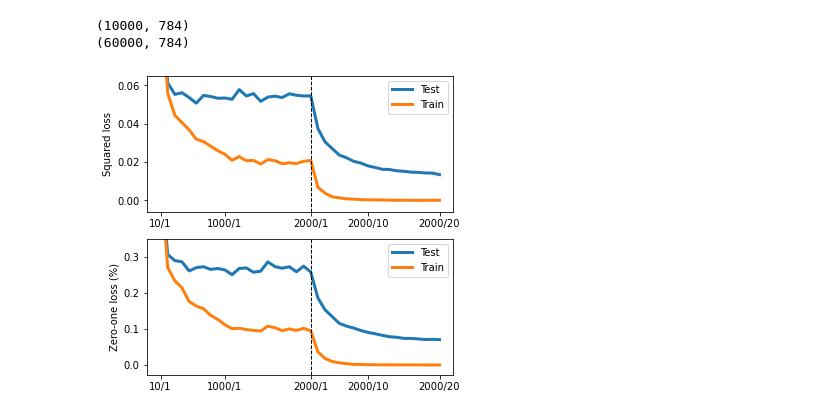
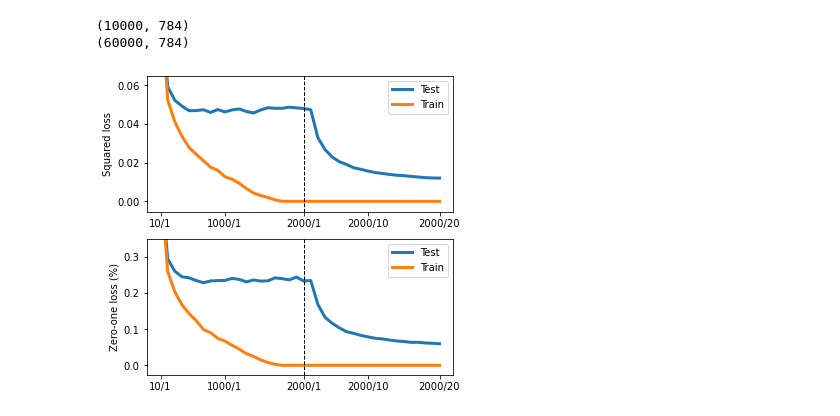
Before and after one commit to Potamitisn/DDCurve_MB, a Jupyter notebook: forest.ipynb, the cells around one changed output. Cells and saved outputs as stored; diff of their text form; code cells hidden in the pictures.

Commit message:
mean over different random states

```diff
--- a/forest.ipynb
+++ b/forest.ipynb
@@ -136,17 +148,17 @@ def rf_classifier(X_train, X_test, y_train, y_test, bootstrap_,loss_function, sm
 # %%
 plt.figure(figsize=(5.5,5.5))
 #plt.subplots(2, 1, sharex='col')
 plt.subplot(2,1,1)
-rf_classifier(X_train, X_test, y_train, y_test, bootstrap_ = True,loss_function = mean_squared_error, smooth = 1)
+rf_classifier(df_x, df_y, bootstrap_ = False,loss_function = mean_squared_error, smooth = False)
 plt.ylim(top=0.065)
 plt.ylabel("Squared loss")
 
 plt.subplot(2,1,2)
-rf_classifier(X_train, X_test, y_train, y_test, bootstrap_ = True,loss_function = zero_one_loss, smooth = 1)
+rf_classifier(df_x, df_y, bootstrap_ = False,loss_function = zero_one_loss, smooth = False)
 plt.ylim(top=0.35)
 plt.ylabel("Zero-one loss (%)")
 
 plt.savefig('sup.png',bbox_inches='tight', dpi=300)
 plt.show()
 # %% [output]
-[figure, old version]
+[figure, new version]
```
Also changed, not shown: parts of 1 cell of this notebook.
